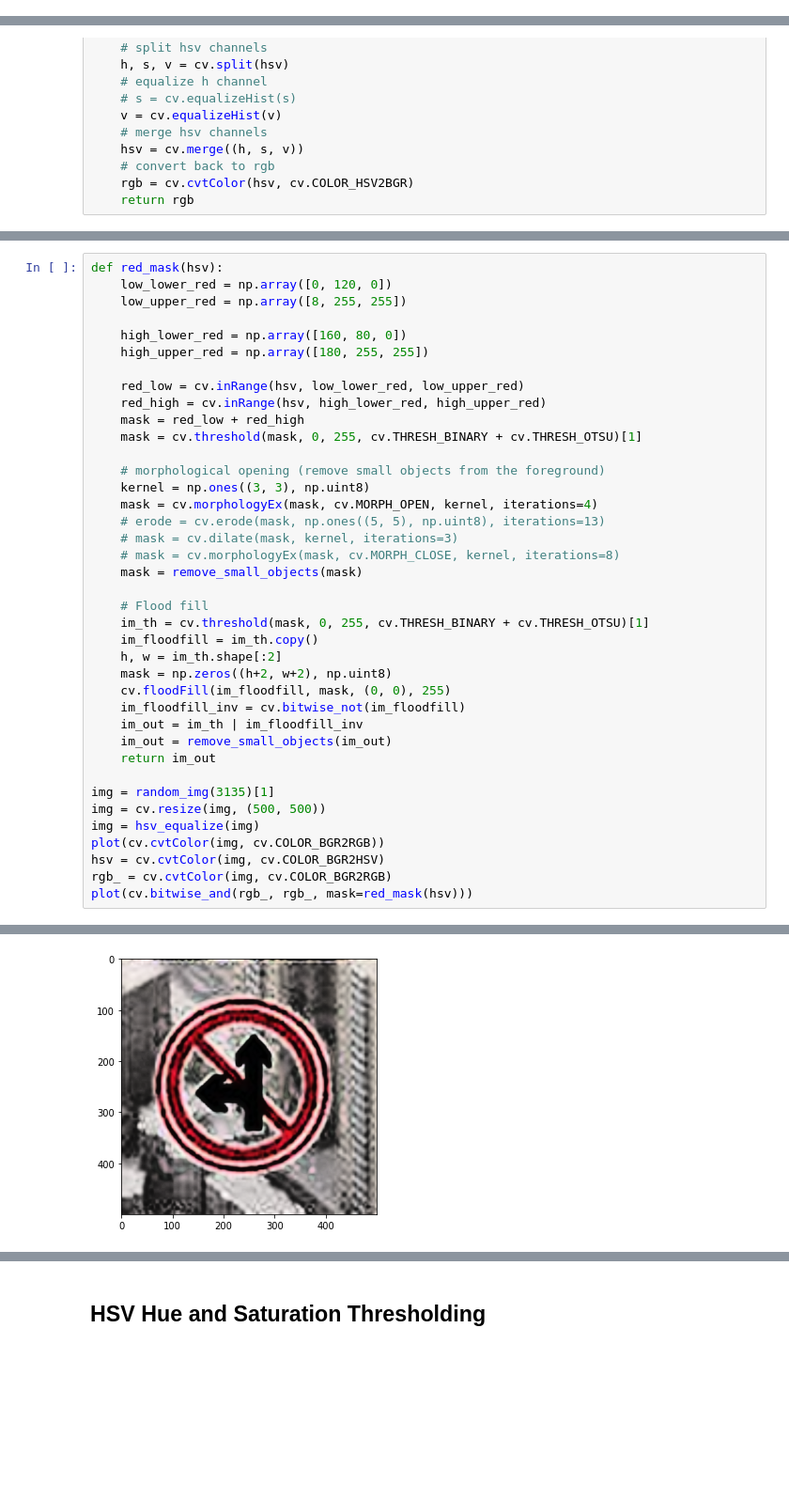
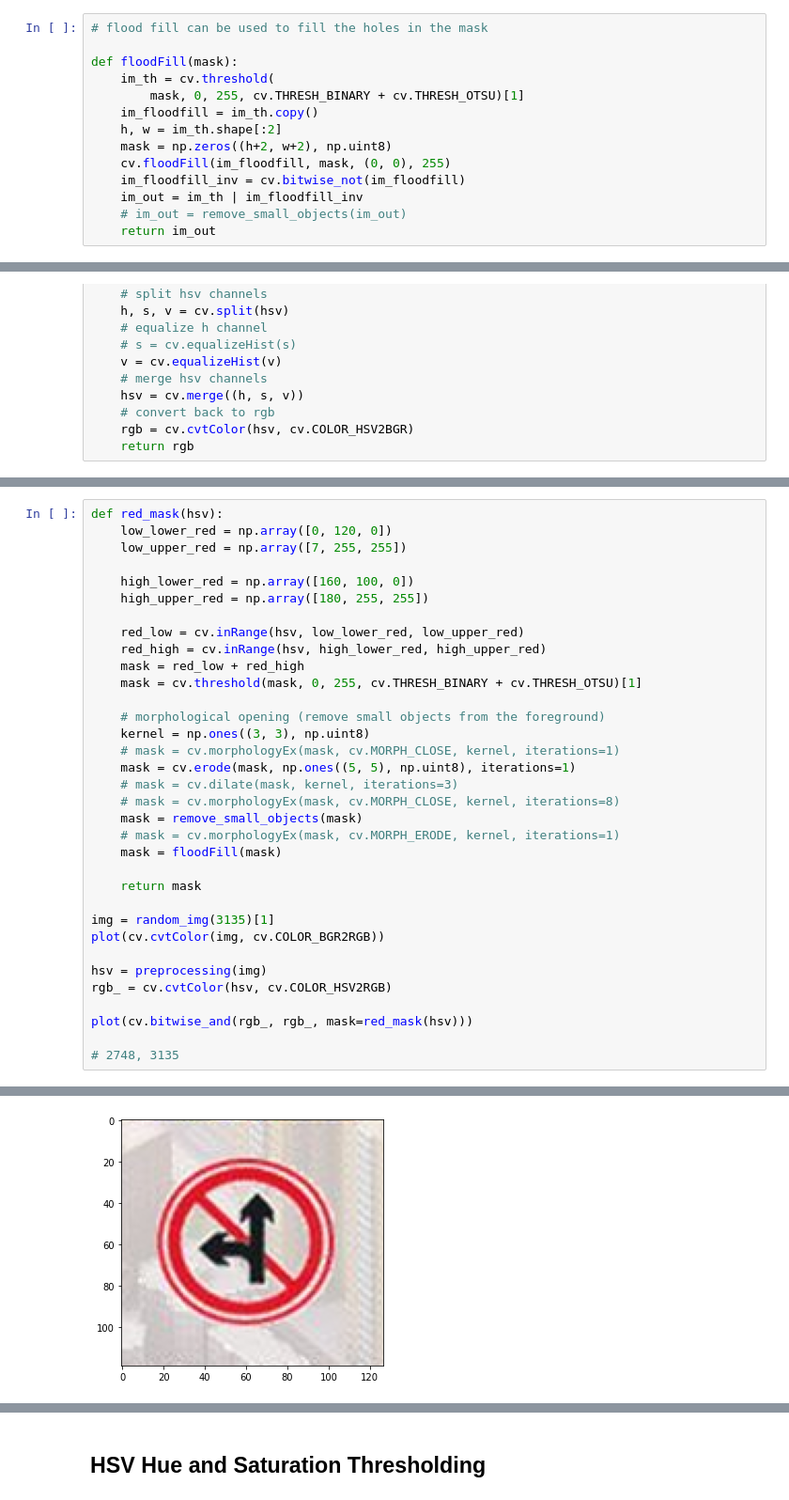
Before and after one commit to chengboon-utar/mini-project, a Jupyter notebook: test.ipynb, the cells around one changed output, grey strips where cells are left out. Shown at 94% size. Cells and saved outputs as stored; diff of their text form; blank space fills up the shorter version.

Commit message:
Update (improved accuracy 59/70 images with accuracy > 80%)

```diff
--- a/test.ipynb
+++ b/test.ipynb
@@ -104,3 +113,17 @@ idx = 2915
+# %%
+# flood fill can be used to fill the holes in the mask
+
+def floodFill(mask):
+    im_th = cv.threshold(
+        mask, 0, 255, cv.THRESH_BINARY + cv.THRESH_OTSU)[1]
+    im_floodfill = im_th.copy()
+    h, w = im_th.shape[:2]
+    mask = np.zeros((h+2, w+2), np.uint8)
+    cv.floodFill(im_floodfill, mask, (0, 0), 255)
+    im_floodfill_inv = cv.bitwise_not(im_floodfill)
+    im_out = im_th | im_floodfill_inv
+    # im_out = remove_small_objects(im_out)
+    return im_out
 # %%
 # k means clustering
 def k_means(img, k=3):
@@ -133,42 +193,37 @@ def hsv_equalize(img):
 # %%
 def red_mask(hsv):
     low_lower_red = np.array([0, 120, 0])
-    low_upper_red = np.array([8, 255, 255])
+    low_upper_red = np.array([7, 255, 255])
 
-    high_lower_red = np.array([160, 80, 0])
+    high_lower_red = np.array([160, 100, 0])
     high_upper_red = np.array([180, 255, 255])
 
     red_low = cv.inRange(hsv, low_lower_red, low_upper_red)
     red_high = cv.inRange(hsv, high_lower_red, high_upper_red)
     mask = red_low + red_high
     mask = cv.threshold(mask, 0, 255, cv.THRESH_BINARY + cv.THRESH_OTSU)[1]
 
     # morphological opening (remove small objects from the foreground)
     kernel = np.ones((3, 3), np.uint8)
-    mask = cv.morphologyEx(mask, cv.MORPH_OPEN, kernel, iterations=4)
-    # erode = cv.erode(mask, np.ones((5, 5), np.uint8), iterations=13)
+    # mask = cv.morphologyEx(mask, cv.MORPH_CLOSE, kernel, iterations=1)
+    mask = cv.erode(mask, np.ones((5, 5), np.uint8), iterations=1)
     # mask = cv.dilate(mask, kernel, iterations=3)
     # mask = cv.morphologyEx(mask, cv.MORPH_CLOSE, kernel, iterations=8)
     mask = remove_small_objects(mask)
+    # mask = cv.morphologyEx(mask, cv.MORPH_ERODE, kernel, iterations=1)
+    mask = floodFill(mask)
 
-    # Flood fill
-    im_th = cv.threshold(mask, 0, 255, cv.THRESH_BINARY + cv.THRESH_OTSU)[1]
-    im_floodfill = im_th.copy()
-    h, w = im_th.shape[:2]
-    mask = np.zeros((h+2, w+2), np.uint8)
-    cv.floodFill(im_floodfill, mask, (0, 0), 255)
-    im_floodfill_inv = cv.bitwise_not(im_floodfill)
-    im_out = im_th | im_floodfill_inv
-    im_out = remove_small_objects(im_out)
-    return im_out
+    return mask
 
 img = random_img(3135)[1]
-img = cv.resize(img, (500, 500))
-img = hsv_equalize(img)
 plot(cv.cvtColor(img, cv.COLOR_BGR2RGB))
-hsv = cv.cvtColor(img, cv.COLOR_BGR2HSV)
-rgb_ = cv.cvtColor(img, cv.COLOR_BGR2RGB)
+
+hsv = preprocessing(img)
+rgb_ = cv.cvtColor(hsv, cv.COLOR_HSV2RGB)
+
 plot(cv.bitwise_and(rgb_, rgb_, mask=red_mask(hsv)))
+
+# 2748, 3135
 # %% [output]
 idx = 3135
-[figure, old version]
+[figure, new version]
```
Also changed, not shown: parts of 23 cells of this notebook.
